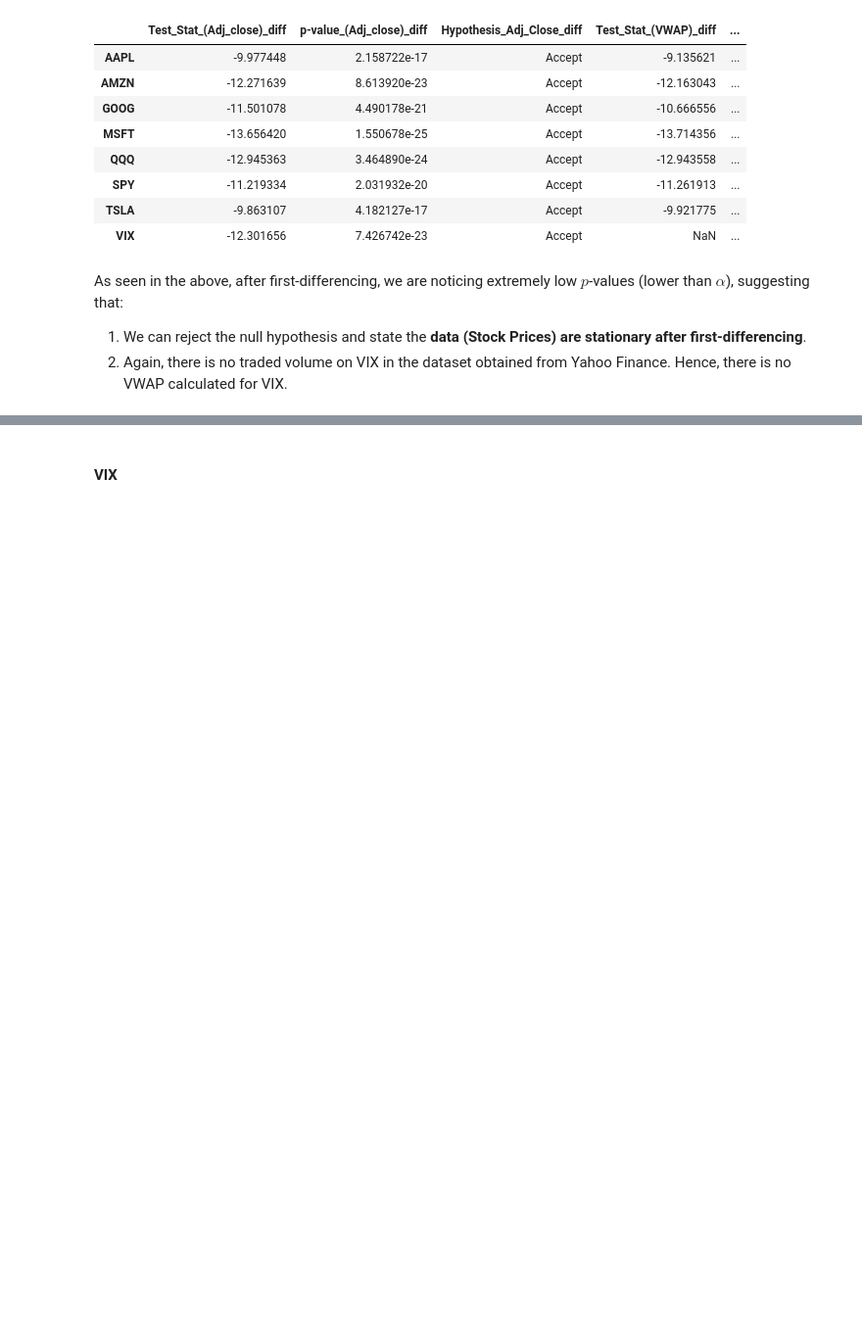
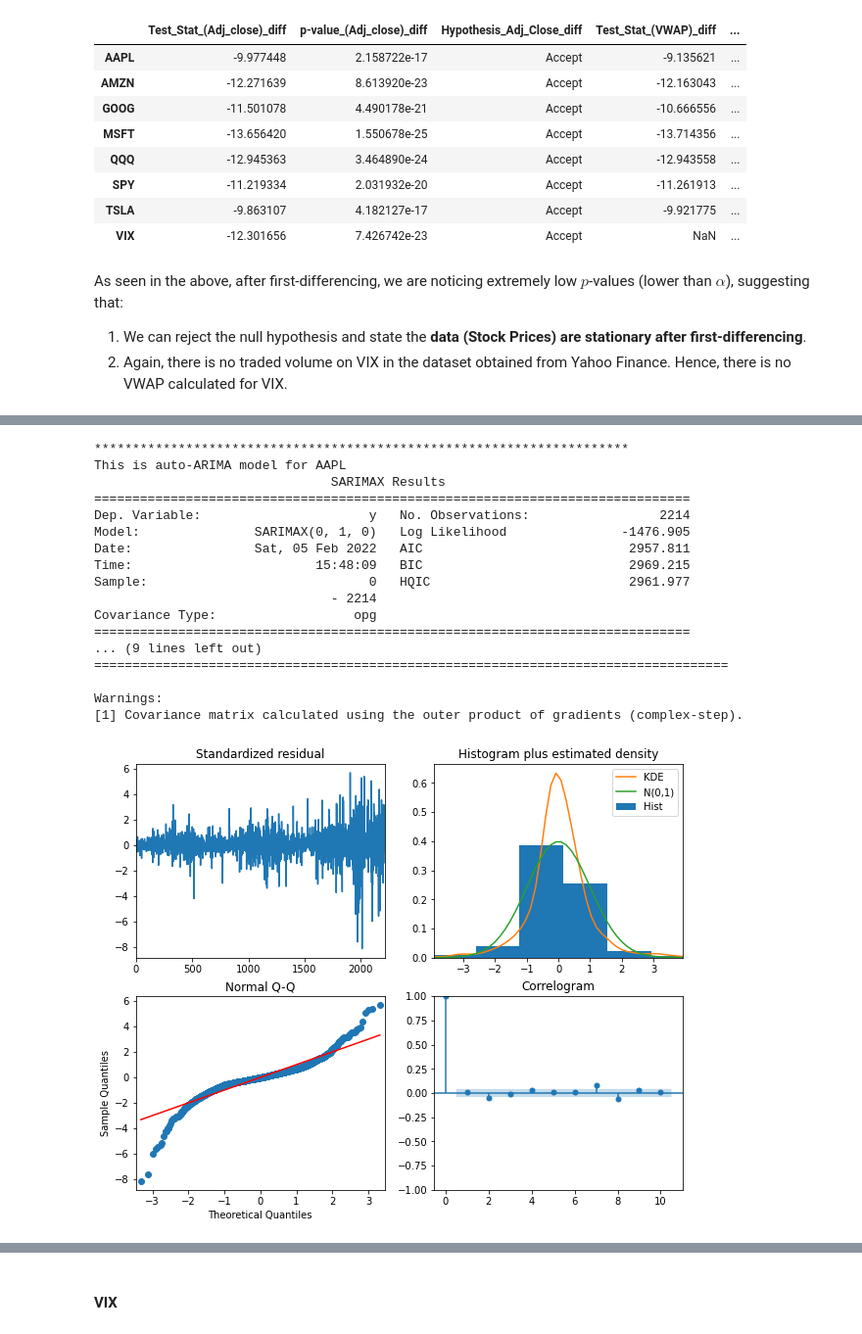
Before and after one commit to mh0805/Equity-price-prediction-and-forecast-with-Time-series-analysis-and-Machine-Learning, a Jupyter notebook: 3. Data Pre-processing & Modeling.ipynb, the cells around one changed output, grey strips where cells are left out. Shown at 98% size. Drawn from its saved outputs; the diff is of its cells as text; code cells hidden in the pictures; blank space fills up the shorter version.

Commit message:
Modeling Note Updates

```diff
--- a/3. Data Pre-processing & Modeling.ipynb
+++ b/3. Data Pre-processing & Modeling.ipynb
@@ -658 +698,39 @@ from pmdarima import auto_arima
+# %%
+def auto_arima_work(ticker):
+    print('*' * 70)
+    print(f'This is auto-ARIMA model for {ticker}')
+    ticker=str(ticker)
+    # Instantiate the moadel
+    model = auto_arima(ts_train[f'Adj_Close_{ticker}'], test='adf')
+    # Show model summary
+    print(model.summary())
+
+    # Plotting diagnostics
+    model.plot_diagnostics(figsize=(10,8))
+    plt.show()
+
+    # Forecasting. Train set has 2214 rows and Test set has 554 rows.
+    forecast, conf_int = model.predict(n_periods=554, return_conf_int=True)
+
+    # Creating series for forecasting
+    forecast_series = pd.Series(forecast, index=ts_test.index)
+    lower_bound = pd.Series(conf_int[:, 0], index=ts_test.index)
+    upper_bound = pd.Series(conf_int[:, 1], index=ts_test.index)
+
+    # Plotting
+    plt.figure(figsize=(10,8))
+    plt.plot(ts_train[f'Adj_Close_{ticker}'], label='Train (Actual Data)')
+    plt.plot(ts_test[f'Adj_Close_{ticker}'], label='Test (Actual Data)')
+    plt.plot(forecast_series, color='black', label='Forecast Price (Auto-ARIMA)')
+    plt.fill_between(x=ts_test.index, y1=lower_bound, y2=upper_bound, color='k', alpha=0.15)
+    plt.plot(lower_bound, color='r', label='Forecast Lowerbound')
+    plt.plot(upper_bound, color='g', label='Forecast Upperbound')
+    plt.grid()
+    plt.title(f'Stock Price for {ticker}', size=20)
+    plt.xlabel('Time', size=14)
+    plt.ylabel('Price ($)', size=14)
+    plt.legend()
+
+    # Saving the forecast plot
+    plt.savefig(f'./images/Auto_ARIMA_fc_{ticker}.png');
 # %% [markdown]
@@ -763,0 +738,21 @@ Warnings:
+# %%
+auto_arima_work('AAPL')
+# %% [output]
+**********************************************************************
+This is auto-ARIMA model for AAPL
+                               SARIMAX Results
+==============================================================================
+Dep. Variable:                      y   No. Observations:                 2214
+Model:               SARIMAX(0, 1, 0)   Log Likelihood               -1476.905
+Date:                Sat, 05 Feb 2022   AIC                           2957.811
+Time:                        15:48:09   BIC                           2969.215
+Sample:                             0   HQIC                          2961.977
+                               - 2214
+Covariance Type:                  opg
+==============================================================================
+... (9 lines left out)
+===================================================================================
+
+Warnings:
+[1] Covariance matrix calculated using the outer product of gradients (complex-step).
+[figure, added]
```
Also changed, not shown: parts of 122 cells of this notebook, 57 other files.
